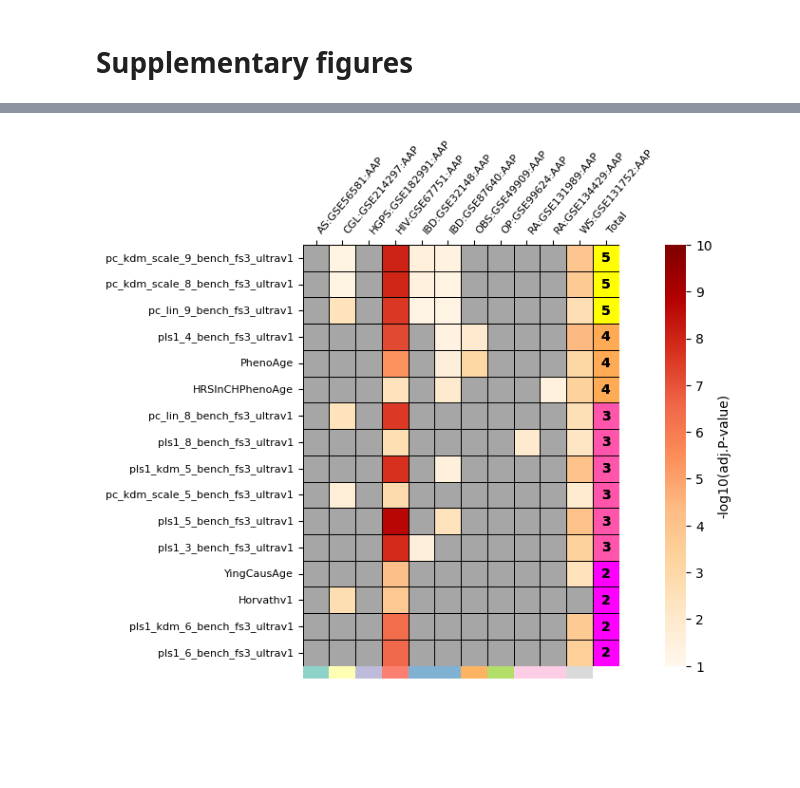
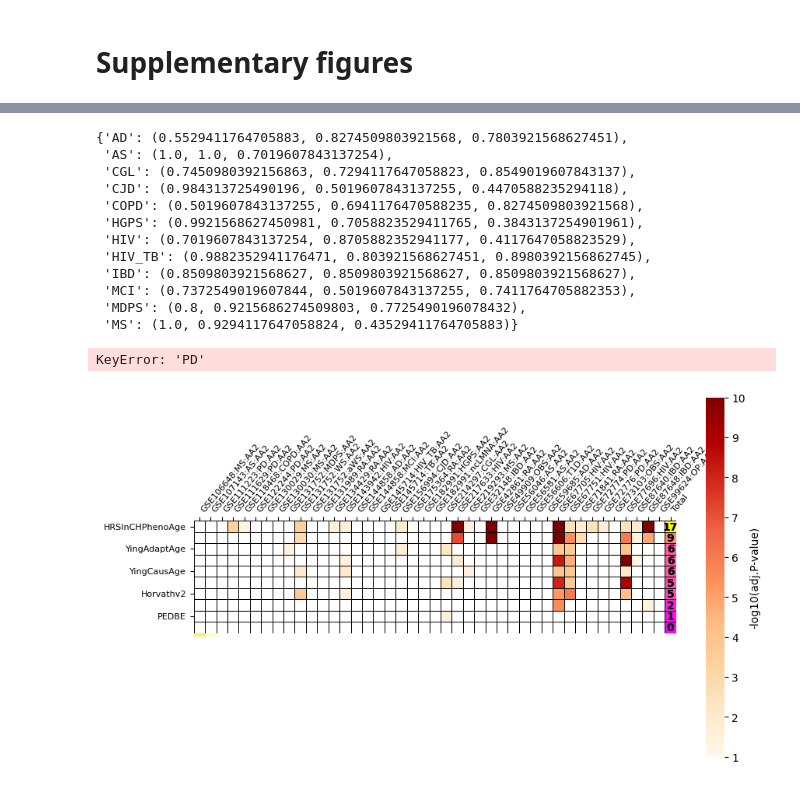
Before and after one commit to ComputationalAgingLab/ComputAge, a Jupyter notebook: benchplots.ipynb, the cells around one changed output, grey strips where cells are left out. Saved outputs shown, nothing was run; the diff lists cells and outputs as text; code cells hidden in the pictures; blank space fills up the shorter version.

Commit message:
added 4 task to bench and corresponding figure

```diff
--- a/benchplots.ipynb
+++ b/benchplots.ipynb
@@ -117,19 +150,19 @@ col_defs = col_defs + [
 # %%
-plt.rcParams["font.family"] = ["DejaVu Sans"]
-plt.rcParams["savefig.bbox"] = "tight"
+# plt.rcParams["font.family"] = ["DejaVu Sans"]
+# plt.rcParams["savefig.bbox"] = "tight"
 
-fig, ax = plt.subplots(figsize=(12.5, 7))
+# fig, ax = plt.subplots(figsize=(12.5, 7))
 
-table = Table(
-    vals.head(10),
-    column_definitions=col_defs,
-    row_dividers=True,
-    footer_divider=True,
-    odd_row_color="#ffffff",
-    even_row_color="#f0f0f0",
-    ax=ax,
-    textprops={"fontsize": 14},
-    row_divider_kw={"linewidth": 1, "linestyle": (0, (1, 5))},
-    col_label_divider_kw={"linewidth": 1, "linestyle": "-"},
-    column_border_kw={"linewidth": 1, "linestyle": "-"},
-)
+# table = Table(
+#     vals.head(10),
+#     column_definitions=col_defs,
+#     row_dividers=True,
+#     footer_divider=True,
+#     odd_row_color="#ffffff",
+#     even_row_color="#f0f0f0",
+#     ax=ax,
+#     textprops={"fontsize": 14},
+#     row_divider_kw={"linewidth": 1, "linestyle": (0, (1, 5))},
+#     col_label_divider_kw={"linewidth": 1, "linestyle": "-"},
+#     column_border_kw={"linewidth": 1, "linestyle": "-"},
+# )
@@ -157,7 +169,7 @@ Passing `palette` without assigning `hue` is deprecated and will be removed in v
 # %% [markdown]
 # Supplementary figures
 # %%
-test = pd.read_csv('/home/dkriukov/ComputAge/tmp_bench_results/bench2_published_bench_adj_pvals.csv', index_col=0)
+test = pd.read_csv('/home/dkriukov/ComputAge/tmp_bench_results/prefinal0_bench_adj_pvals.csv', index_col=0)
 
 test.head(3)
 # %% [output]
@@ -168,6 +181,6 @@ test.head(3)
 # %%
 #AAP
-aap = test.filter(regex='AAP')
+aap = test.filter(regex='AA2')
 
 
 data = aap.copy()
@@ -180,8 +193,23 @@ data['Total'] = total
 data = data.loc[sorted_indices].iloc[:16]
 
 
-groups = [s.split(':')[0] for s in data.columns[:-1]] #tmp, need to be changed with disease classes
+groups = [s.split(':')[1] for s in data.columns[:-1]] #tmp, need to be changed with disease classes
 group_colors = {g:c for g,c in zip(np.unique(groups), sns.color_palette('Set3'))}
+# %%
+group_colors
+# %% [output]
+{'AD': (0.5529411764705883, 0.8274509803921568, 0.7803921568627451),
+ 'AS': (1.0, 1.0, 0.7019607843137254),
+ 'CGL': (0.7450980392156863, 0.7294117647058823, 0.8549019607843137),
+ 'CJD': (0.984313725490196, 0.5019607843137255, 0.4470588235294118),
+ 'COPD': (0.5019607843137255, 0.6941176470588235, 0.8274509803921568),
+ 'HGPS': (0.9921568627450981, 0.7058823529411765, 0.3843137254901961),
+ 'HIV': (0.7019607843137254, 0.8705882352941177, 0.4117647058823529),
+ 'HIV_TB': (0.9882352941176471, 0.803921568627451, 0.8980392156862745),
+ 'IBD': (0.8509803921568627, 0.8509803921568627, 0.8509803921568627),
+ 'MCI': (0.7372549019607844, 0.5019607843137255, 0.7411764705882353),
+ 'MDPS': (0.8, 0.9215686274509803, 0.7725490196078432),
+ 'MS': (1.0, 0.9294117647058824, 0.43529411764705883)}
 # %%
 import seaborn as sns
 import matplotlib.pyplot as plt
@@ -205,33 +233,33 @@ sns.heatmap(data2, annot=True, cmap="spring", cbar=False, ax=axes,
 
 # Add annotations to the last column of the heatmap
 for i in range(len(data.index)):
     ax.text(len(data.columns) - 0.5, i + 0.5, str(data.iloc[i, -1]),
             ha='center', va='center', color='k', fontsize=8)
 
 # Change colors of the cells in the last column
 for text in ax.texts:
     text.set_color('k')
     text.set_fontweight('bold')
     text.set_fontsize(10)
 
 # Customize x-axis ticks
 ax.xaxis.tick_top()  # x axis on top
 ax.xaxis.set_label_position('top')
 ax.yaxis.set_tick_params(colors='k')
 ax.xaxis.set_tick_params(rotation=50, colors='k')
 ax.set_xticklabels(ax.get_xticklabels(), ha='left', fontsize=8, color='k')
 ax.set_yticklabels(ax.get_yticklabels(), ha='right', fontsize=8, color='k')
 
 
-
 for i, cond in enumerate(data.columns[:-1]):
-    cond = cond.split(":")[0]
+    cond = cond.split(":")[1]
     color = group_colors[cond]
     ax.add_patch(plt.Rectangle(xy=(i, -0.03), height=0.03, width=1, color=color, lw=0,
                                transform=ax.get_xaxis_transform(), clip_on=False))
 
 axes.collections[0].cmap.set_bad('0.65')
 plt.tight_layout()
 plt.show()
 # %% [output]
+KeyError: 'PD'
-[figure, old version]
+[figure, new version]
```
Also changed, not shown: parts of 16 cells of this notebook, 3 other files.
